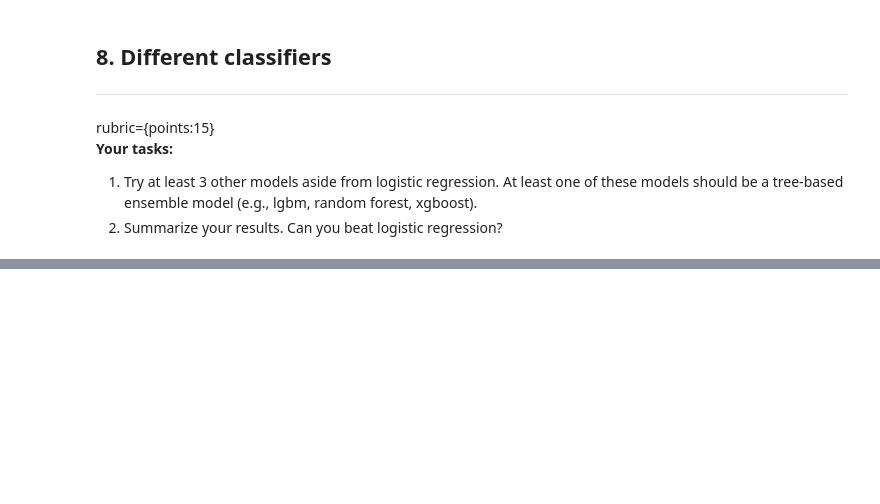
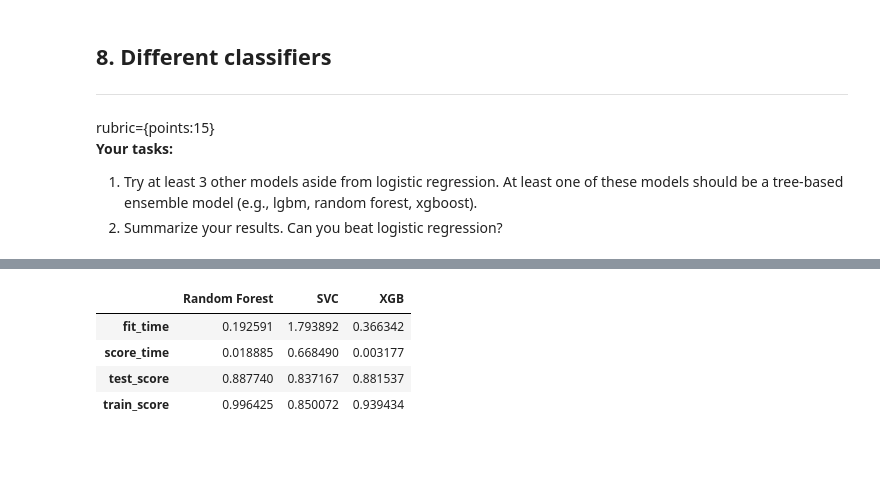
Before and after one commit to aaaka5h/Res-Cancellation-Model, a Jupyter notebook: hw6-starter.ipynb, the cells around one changed output, grey strips where cells are left out. Saved outputs shown, nothing was run; the diff lists cells and outputs as text; code cells hidden in the pictures; blank space fills up the shorter version.

```diff
--- a/hw6-starter.ipynb
+++ b/hw6-starter.ipynb
@@ -318,0 +375,16 @@ rubric={points:15}
+# %%
+# This code was inspired by Prof. Toti's lecture notes (#11)
+pipe_rf = make_pipeline(
+    preprocessor, RandomForestClassifier(random_state=123, n_jobs=-1)
+)
+
+res_rf = cross_validate(
+    pipe_rf, X_train, y_train, return_train_score=True, scoring="accuracy"
+)
+
+row_avg_rf = pd.DataFrame(res_rf).T.iloc[:, 1:].mean(axis=1)
+results = pd.DataFrame({
+    "Random Forest": row_avg_rf
+})
+
+results
@@ -318,0 +397,12 @@ rubric={points:15}
+# %%
+pipe_svc = make_pipeline(
+    preprocessor, SVC(random_state=123)
+)
+
+res_svc = cross_validate(
+    pipe_svc, X_train, y_train, return_train_score=True, scoring="accuracy"
+)
+
+row_avg_svc = pd.DataFrame(res_svc).T.iloc[:, 1:].mean(axis=1)
+results["SVC"] = row_avg_svc
+results
@@ -319,3 +415,22 @@ rubric={points:15}
+# %%
+from xgboost import XGBClassifier
+pipe_xgb = make_pipeline(
+    preprocessor, XGBClassifier(random_state=123, eval_metric="logloss", verbosity=0)
+)
+
+res_xgb = cross_validate(
+    pipe_xgb, X_train, y_train, return_train_score=True, scoring="accuracy"
+)
+
+row_avg_xgb = pd.DataFrame(res_xgb).T.iloc[:, 1:].mean(axis=1)
+results["XGB"] = row_avg_xgb
+results
+# %% [output]
+|  | Random Forest | SVC | XGB |
+| fit_time | 0.192591 | 1.793892 | 0.366342 |
+| score_time | 0.018885 | 0.668490 | 0.003177 |
+| test_score | 0.887740 | 0.837167 | 0.881537 |
+| train_score | 0.996425 | 0.850072 | 0.939434 |
 # %% [markdown]
 <br><br>
 # %% [markdown]
```
Also changed, not shown: parts of 21 cells of this notebook.
